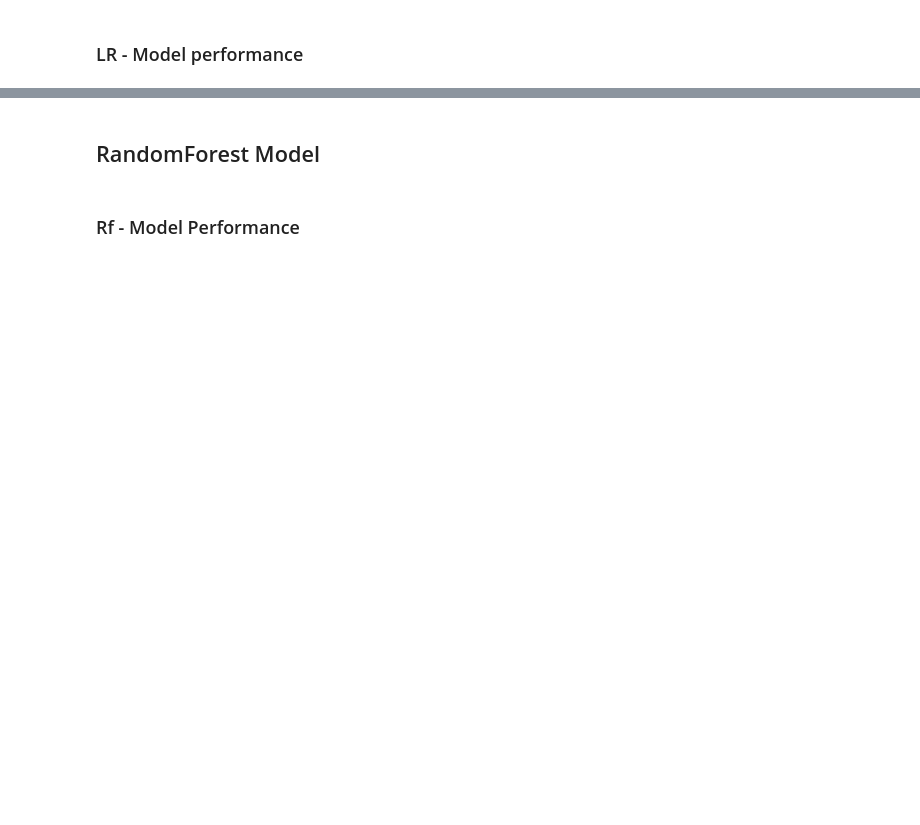
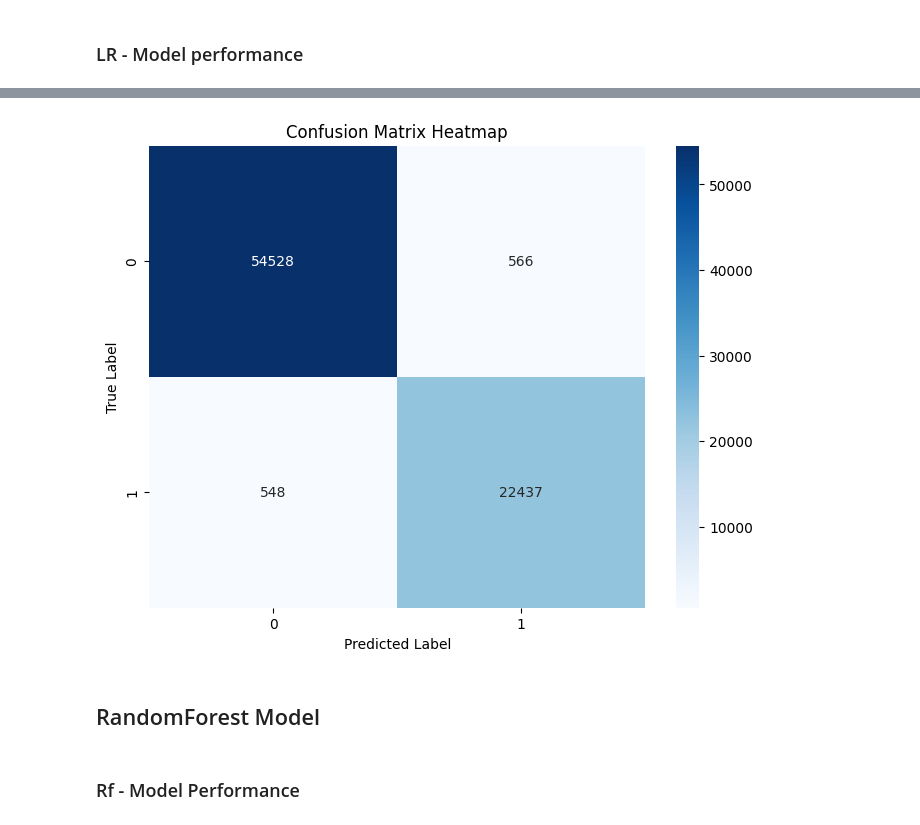
Before and after one commit to Team-XPredators/Dementia-Prediction-xpredators, a Jupyter notebook: XPredators_Demantia_Prediction.ipynb, the cells around one changed output, grey strips where cells are left out. Drawn from its saved outputs; the diff is of its cells as text; code cells hidden in the pictures; blank space fills up the shorter version.

```diff
--- a/XPredators_Demantia_Prediction.ipynb
+++ b/XPredators_Demantia_Prediction.ipynb
@@ -289,10 +375,14 @@ X_test_scaled  = scaler.transform(X_test)        # ONLY transform test
 
 # --- Train Logistic Regression ---
 lr_model = LogisticRegression()
-lr_model.fit(X_train_scaled, y_train)
+# lr_model.fit(X_train_scaled, y_train)
+lr_model.fit(X_train, y_train)
+
 
 # --- Predict ---
-lr_preds = lr_model.predict(X_test_scaled)
+# lr_preds = lr_model.predict(X_test_scaled)
+lr_preds = lr_model.predict(X_test)
+
 
 # --- Evaluation ---
 print(classification_report(y_test, lr_preds))
@@ -322,3 +405,31 @@ array([[40678,   607],
+# %%
+import matplotlib.pyplot as plt
+import seaborn as sns
+from sklearn.metrics import confusion_matrix
+
+# 1. Calculate the Confusion Matrix
+cm = confusion_matrix(y_test, lr_preds)
+
+# 2. Plot the Heatmap
+plt.figure(figsize=(8, 6))
+sns.heatmap(
+    cm,
+    annot=True, # Show the numbers in the cells
+    fmt='d',    # Format as integers
+    cmap='Blues',
+    cbar=True   # Add a color bar
+)
+
+# Optional: Add labels if you know them
+# plt.xticks(ticks=[0.5, 1.5], labels=['Negative', 'Positive'])
+# plt.yticks(ticks=[0.5, 1.5], labels=['Negative', 'Positive'], rotation=0)
+
+plt.ylabel('True Label')
+plt.xlabel('Predicted Label')
+plt.title('Confusion Matrix Heatmap')
+plt.savefig('confusion_matrix_seaborn.png')
+# %% [output]
+[figure, added]
 # %% [markdown]
 ## RandomForest Model
 # %%
```
Also changed, not shown: parts of 19 cells of this notebook, 1 other file.
